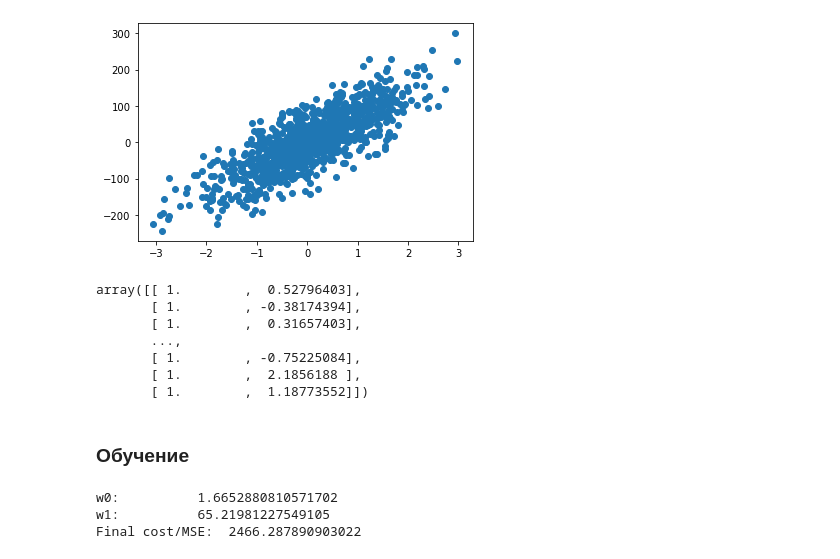
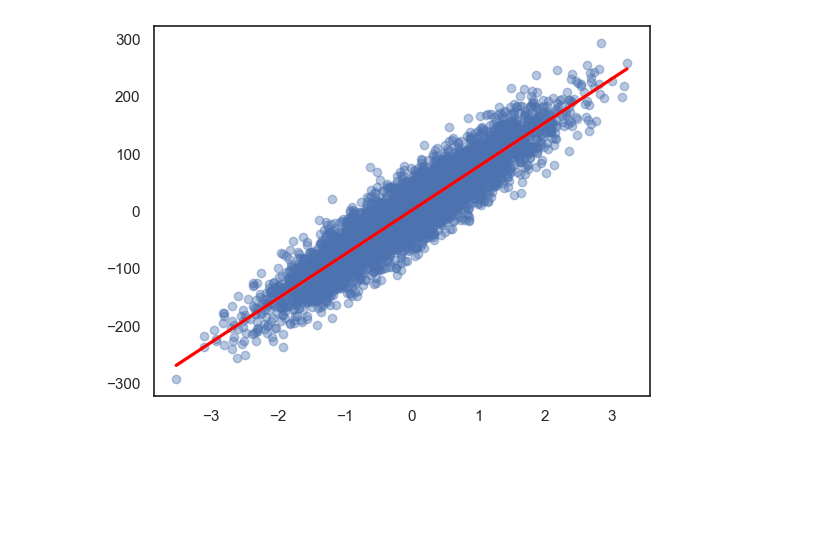
Before and after one commit to Krukrukruzhka/LearnDataScience, a Jupyter notebook: LinearRegression/Untitled.ipynb, the cells around one changed output. Cells and saved outputs as stored; diff of their text form; code cells hidden in the pictures; blank space fills up the shorter version.

```diff
--- a/LinearRegression/Untitled.ipynb
+++ b/LinearRegression/Untitled.ipynb
@@ -4,5 +9,10 @@
 import numpy as np
 import pandas as pd
 import matplotlib.pyplot as plt
+import seaborn as sns
 from sklearn import datasets
 from sklearn.model_selection import train_test_split
+import warnings
+warnings.filterwarnings("ignore")
+sns.set(context='notebook', style='white', palette='deep',
+        font='sans-serif', font_scale=1, color_codes=False, rc=None)
@@ -30,18 +114,8 @@ def MSE(X, y, w):
 # %%
-X, y = datasets.make_regression(n_samples=1000, n_features=1, noise=50, shuffle=True)
-plt.scatter(X, y)
-plt.show()
+X, y = datasets.make_regression(n_samples=5000, n_features=1, noise=30, shuffle=True)
-# %% [output]
-[figure, removed]
-# %%
-X = np.hstack(([[1]]*X.shape[0], X))
-X
-# %% [output]
-array([[ 1.        ,  0.52796403],
-       [ 1.        , -0.38174394],
-       [ 1.        ,  0.31657403],
-       ...,
-       [ 1.        , -0.75225084],
-       [ 1.        ,  2.1856188 ],
-       [ 1.        ,  1.18773552]])
+# %%
+sns.regplot(X[:, 0], y, scatter_kws={'alpha': 0.4}, line_kws={'color': 'red'})
+plt.show()
+# %% [output]
+[figure, added]
 # %%
@@ -51,11 +123,0 @@ w = [np.random.random() for i in range(len(X[0]))]
-# %% [markdown]
-### Обучение
-# %%
-w, costs = gradient_descent(train_X, train_y, w, learning_rate=0.001, iterations=10000)
-
-print(f'w0:          {w[0]}\nw1:          {w[1]}')
-print(f'Final cost/MSE:  {costs[-1]}')
-# %% [output]
-w0:          1.6652880810571702
-w1:          65.21981227549105
-Final cost/MSE:  2466.287890903022
```
Also changed, not shown: parts of 21 cells of this notebook.
